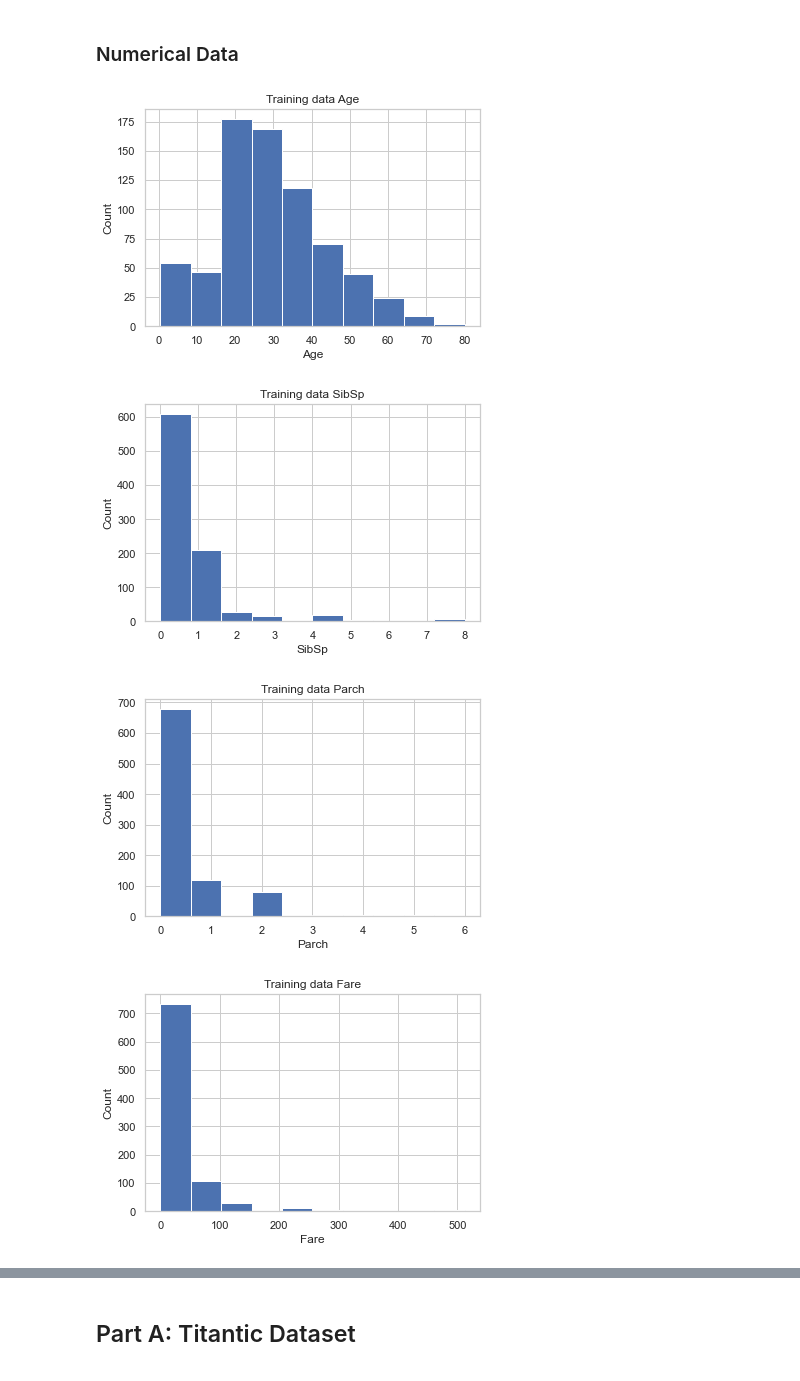
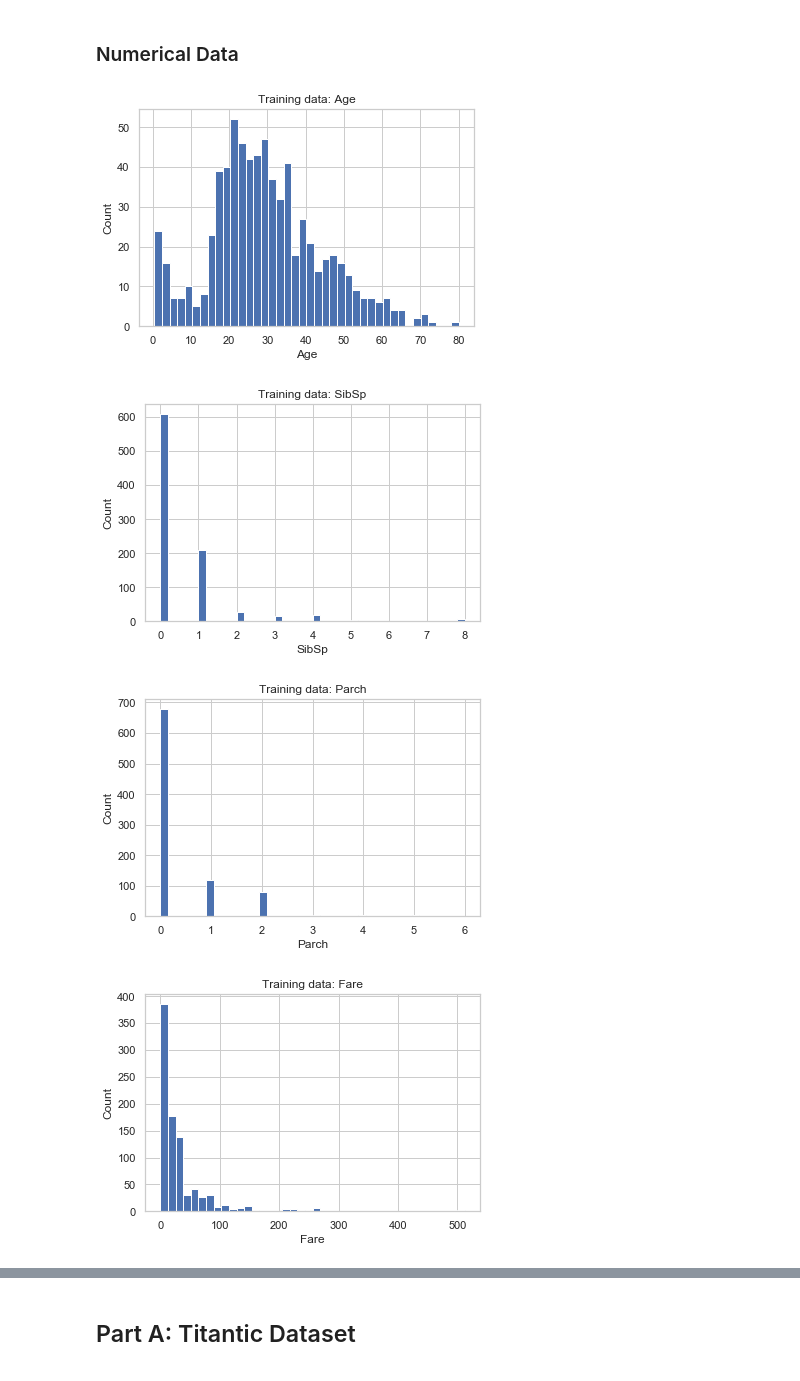
Before and after one commit to dexterch91/CA1-ML-Submission, a Jupyter notebook: CA1-Dexter Chew.ipynb, the cells around one changed output, grey strips where cells are left out. Saved outputs shown, nothing was run; the diff lists cells and outputs as text; code cells hidden in the pictures.

```diff
--- a/CA1-Dexter Chew.ipynb
+++ b/CA1-Dexter Chew.ipynb
@@ -205,16 +205,16 @@ Categorical Variables:['Name', 'Sex', 'Ticket', 'Cabin', 'Embarked', 'PassengerI
 ### Numerical Data
 # %%
 for num_data in numfeats:
-    plt.hist(titanic[num_data],align='mid')
-    plt.title("Training data " + num_data)
+    plt.hist(titanic[num_data],align='mid',bins=40)
+    plt.title("Training data: " + num_data)
     plt.xlabel(num_data)
     plt.ylabel("Count")
     plt.show()
 # %% [output]
-[figure, old version]
+[figure, new version]
-[figure, old version]
+[figure, new version]
-[figure, old version]
+[figure, new version]
-[figure, old version]
+[figure, new version]
 # %%
 #Correlation Matrix
 # heat map to show up variables which show a high correlation...
```
Also changed, not shown: parts of 9 cells of this notebook.
